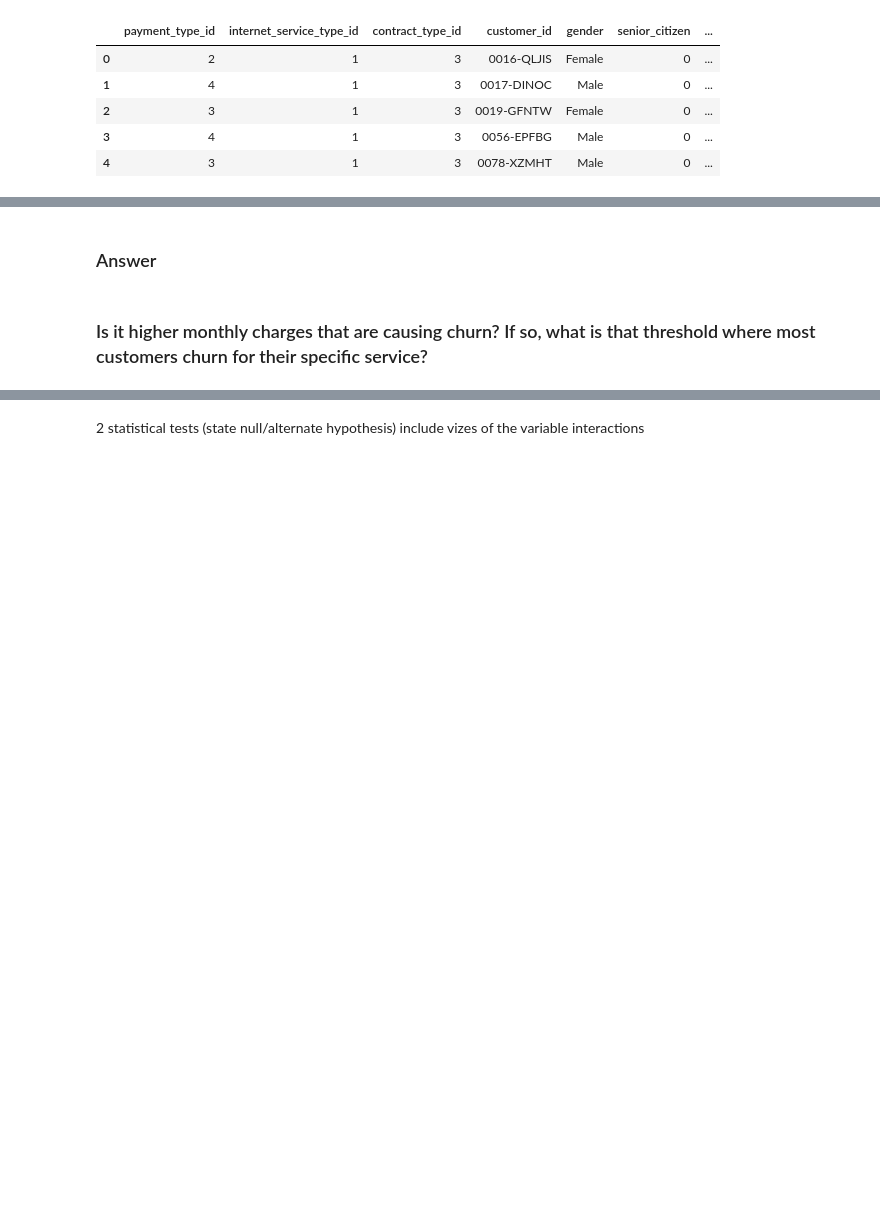
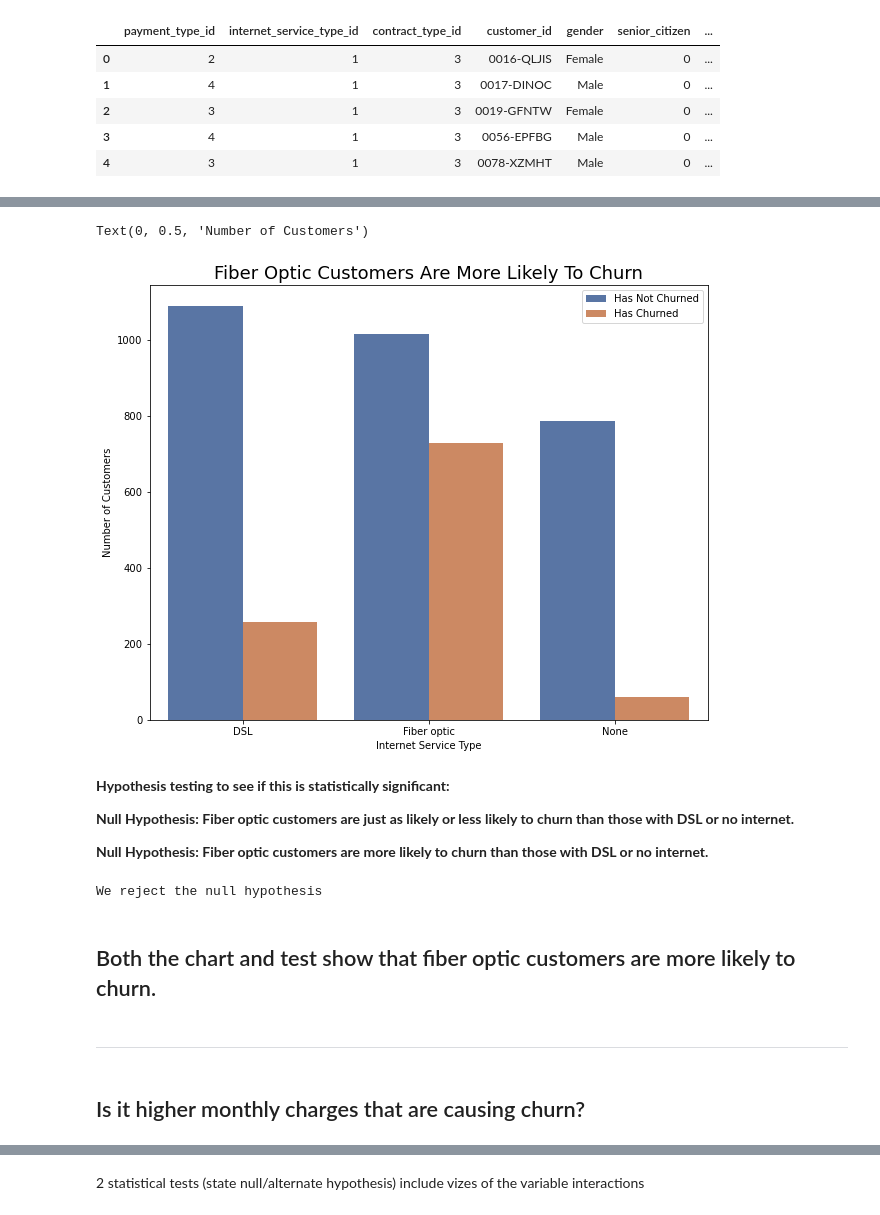
Before and after one commit to lainslie-18/telco_classification_project, a Jupyter notebook: telco_classification_project_draft.ipynb, the cells around one changed output, grey strips where cells are left out. Cells and saved outputs as stored; diff of their text form; code cells hidden in the pictures; blank space fills up the shorter version.

```diff
--- a/telco_classification_project_draft.ipynb
+++ b/telco_classification_project_draft.ipynb
@@ -380,5 +371,35 @@ plt.show()
+# %%
+# plot visualization of number of customers churned/not churned by internet service type
+plt.figure(figsize=(10,8))
+sns.countplot(x='internet_service_type', hue='churn', palette='deep', data=train)
+plt.title('Fiber Optic Customers Are More Likely To Churn', fontsize=18)
+plt.legend(labels=['Has Not Churned','Has Churned'])
+plt.xlabel('Internet Service Type')
+plt.ylabel('Number of Customers')
+# %% [output]
+Text(0, 0.5, 'Number of Customers')
+[figure, added]
+# %% [markdown]
+**Hypothesis testing to see if this is statistically significant:**
+
+**Null Hypothesis: Fiber optic customers are just as likely or less likely to churn than those with DSL or no internet.**
+
+**Null Hypothesis: Fiber optic customers are more likely to churn than those with DSL or no internet.**
+# %%
+# conduct hypothesis testing to evaluate the relationship between churn and internet service type
+observed = pd.crosstab(train.churn, train.internet_service_type)
+chi2, p, degf, expected = stats.chi2_contingency(observed)
+
+if p < alpha:
+      print('We reject the null hypothesis')
+else:
+    print('We fail to reject the null hypothesis')
+# %% [output]
+We reject the null hypothesis
 # %% [markdown]
-### Answer
+## Both the chart and test show that fiber optic customers are more likely to churn.
+# %% [markdown]
+***
 # %% [markdown]
-### Is it higher monthly charges that are causing churn? If so, what is that threshold where most customers churn for their specific service?
+## Is it higher monthly charges that are causing churn?
 # %%
```
Also changed, not shown: parts of 86 cells of this notebook.
